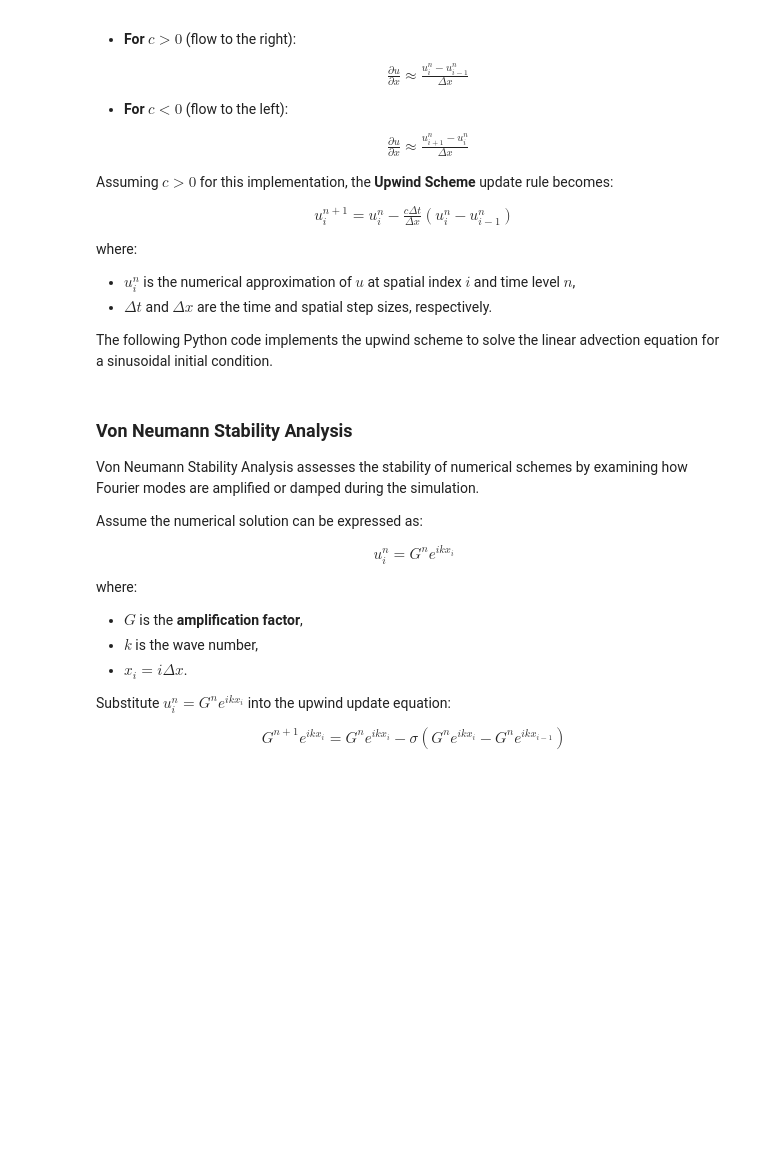
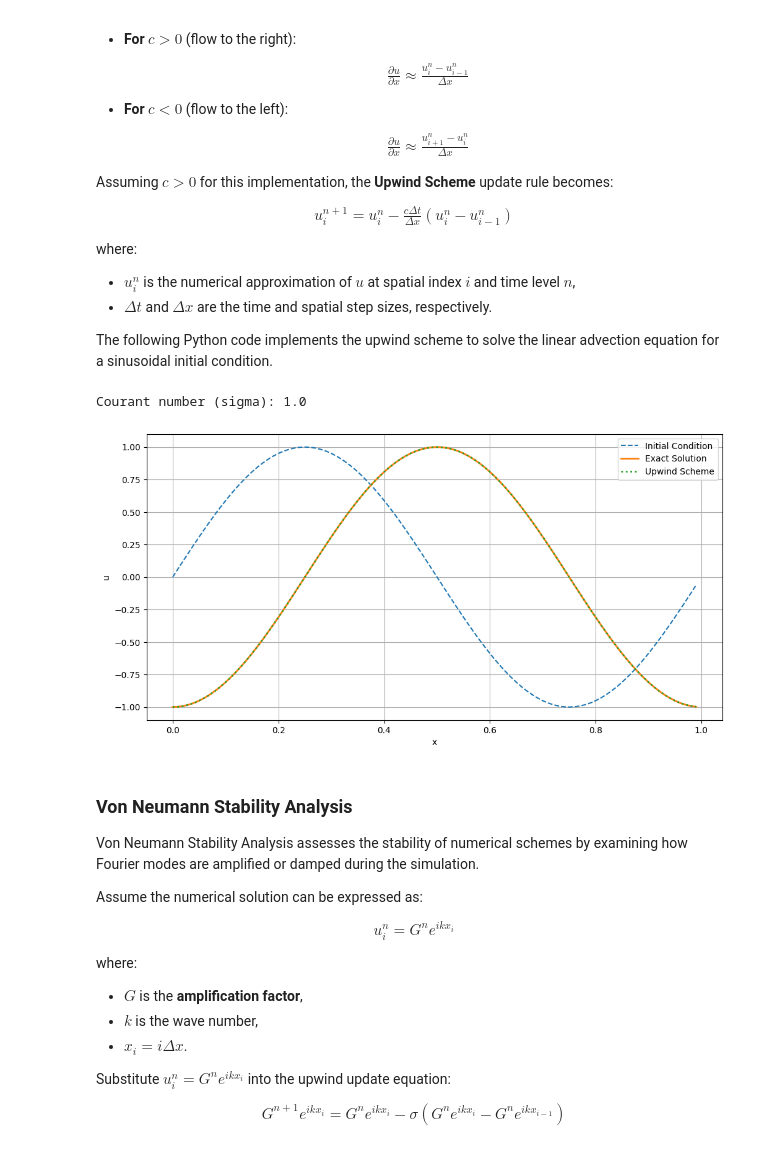
Before and after one commit to jaknepler/phys305, a Jupyter notebook: docs/23/notes.ipynb, the cells around one changed output. Saved outputs shown, nothing was run; the diff lists cells and outputs as text; code cells hidden in the pictures; blank space fills up the shorter version.

```diff
--- a/docs/23/notes.ipynb
+++ b/docs/23/notes.ipynb
@@ -102,7 +105,7 @@ L = 1.0          # Domain length
 T = 1.25         # Total time
 nx = 100         # Number of spatial points
 dx = L / nx      # Spatial step size
-dt = 0.001       # Initial time step size
+dt = 0.01       # Initial time step size
 nt = int(T / dt) # Number of time steps
 
 # Stability parameter
@@ -111,33 +114,36 @@ print(f"Courant number (sigma): {sigma}")
 
 # Check CFL condition
 if sigma > 1:
     warnings.warn(f"CFL condition violated: sigma = {sigma} > 1. Please reduce dt or increase dx.")
 
 # Spatial grid
 x = np.linspace(0, L, nx, endpoint=False)
 u_initial = np.sin(2 * np.pi * x)  # Initial condition: sinusoidal wave
 
 # Initialize solution array
 u = u_initial.copy()
 
 # Time-stepping loop using Upwind scheme
 for n in range(nt):
     # Apply periodic boundary conditions using np.roll
     u_new = u - sigma * (u - np.roll(u, 1))
     u = u_new
 
 # Analytical solution
 u_exact = np.sin(2 * np.pi * (x - c * T))
 
 # Plotting the results
 plt.figure(figsize=(12, 6))
 plt.plot(x, u_initial, label='Initial Condition', linestyle='--')
 plt.plot(x, u_exact,   label='Exact Solution', linewidth=2)
 plt.plot(x, u,         label='Upwind Scheme', linestyle=':', linewidth=2)
 plt.xlabel('x')
 plt.ylabel('u')
 plt.legend()
 plt.grid(True)
+# %% [output]
+Courant number (sigma): 1.0
+[figure, added]
 # %% [markdown]
 ### Von Neumann Stability Analysis
 
```
Also changed, not shown: parts of 2 cells of this notebook, 1 other file.
